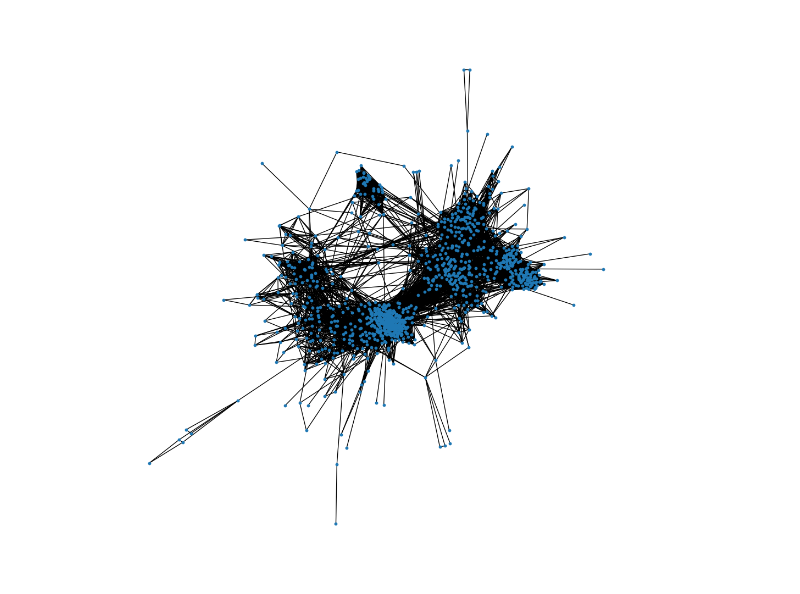
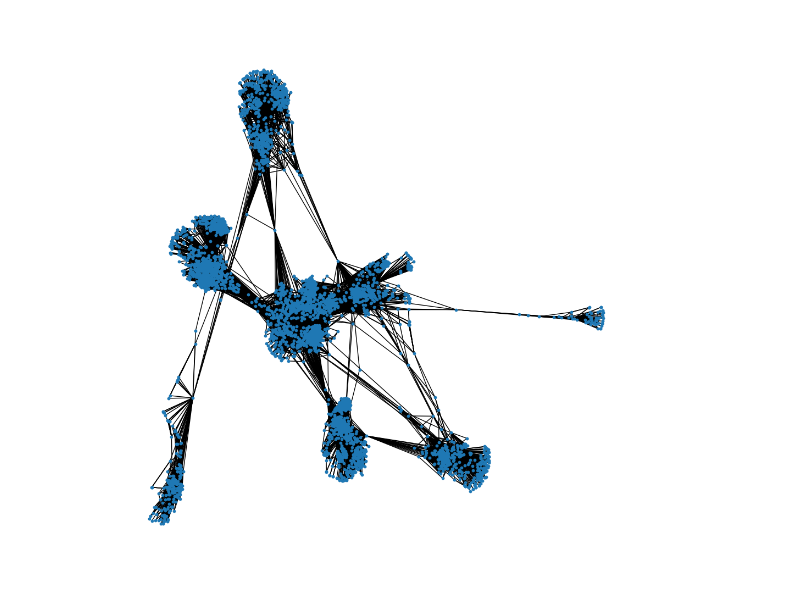
Before and after one commit to LethalDriver/ComplexSystems, a Jupyter notebook: Networks/networks.ipynb, the cells around one changed output. Saved outputs shown, nothing was run; the diff lists cells and outputs as text; code cells hidden in the pictures.

```diff
--- a/Networks/networks.ipynb
+++ b/Networks/networks.ipynb
@@ -1,15 +1,14 @@
 # %%
 import networkx as nx
 import matplotlib.pyplot as plt
 
-# Load the edges from a specific .edges file
-edges_file = 'facebook/107.edges'  # Replace with your specific .edges file path
+edges_file = 'facebook_combined.txt'
 G = nx.read_edgelist(edges_file)
 
 # Draw the network
 plt.figure(figsize=(10, 10))
 nx.draw(G, node_size=10, with_labels=False)
 plt.show()
 # %% [output]
-[figure, old version]
+[figure, new version]
 # %%
```
Also changed, not shown: parts of 6 cells of this notebook.
